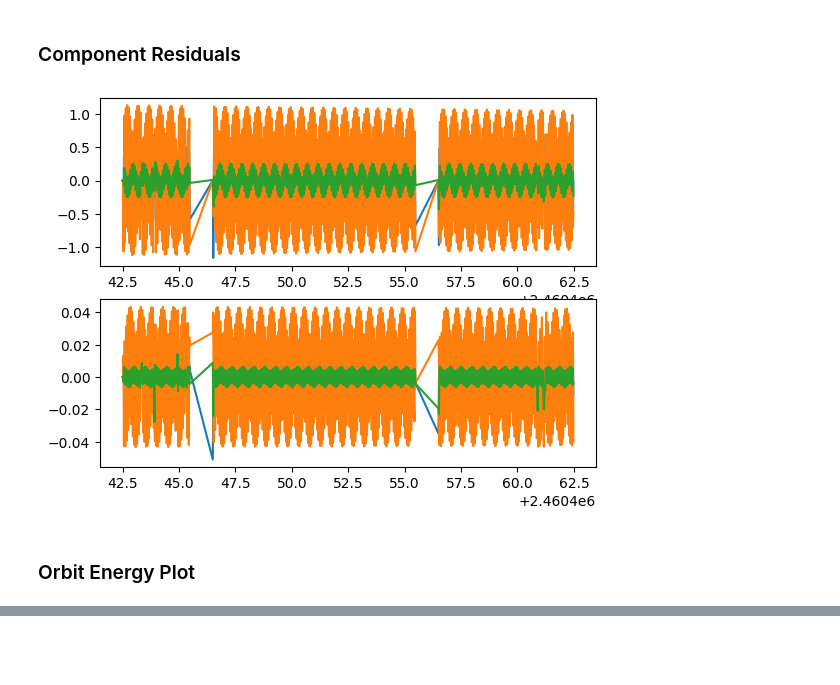
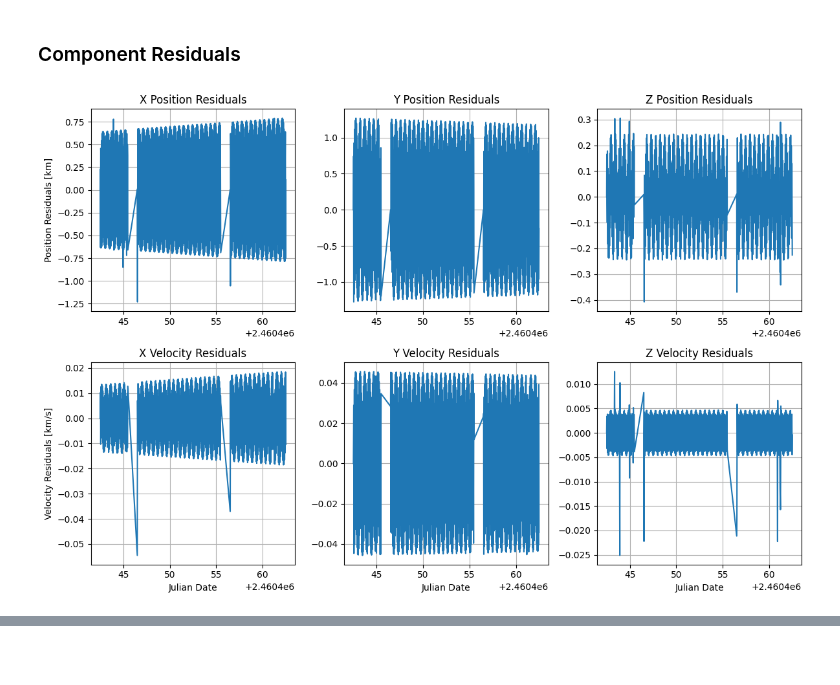
Before and after one commit to josephtule/perceptive-space-interview, a Jupyter notebook: main.ipynb, the cells around one changed output, grey strips where cells are left out. Saved outputs shown, nothing was run; the diff lists cells and outputs as text; code cells hidden in the pictures.

```diff
--- a/main.ipynb
+++ b/main.ipynb
@@ -203,11 +216,41 @@ plt.show()
 # %% [markdown]
 ### Component Residuals
-# %%
-fig, axes = plt.subplots(nrows=2, ncols=1)
-axes[0].plot(JD, (x_est[0:3,:] - sat['r_j2000'][:,:]).T)
-axes[1].plot(JD, (x_est[3:6,:] - sat['v_j2000'][:,:]).T)
-plt.show()
-# %% [output]
-[figure, removed]
-# %% [markdown]
-### Orbit Energy Plot
+# %%
+fig, axes = plt.subplots(nrows=2, ncols=3, figsize=(12, 8))
+
+# First row (position residuals for each axis)
+axes[0, 0].plot(JD, (x_est[0, :] - sat['r_j2000'][0, :]))
+axes[0, 0].set_title('X Position Residuals')
+axes[0, 0].set_ylabel("Position Residuals [km]")
+axes[0, 0].grid()
+
+axes[0, 1].plot(JD, (x_est[1, :] - sat['r_j2000'][1, :]))
+axes[0, 1].set_title('Y Position Residuals')
+axes[0, 1].grid()
+
+axes[0, 2].plot(JD, (x_est[2, :] - sat['r_j2000'][2, :]))
+axes[0, 2].set_title('Z Position Residuals')
+axes[0, 2].grid()
+
+# Second row (velocity residuals for each axis)
+axes[1, 0].plot(JD, (x_est[3, :] - sat['v_j2000'][0, :]))
+axes[1, 0].set_title('X Velocity Residuals')
+axes[1, 0].set_ylabel("Velocity Residuals [km/s]")
+axes[1, 0].grid()
+
+axes[1, 1].plot(JD, (x_est[4, :] - sat['v_j2000'][1, :]))
+axes[1, 1].set_title('Y Velocity Residuals')
+axes[1, 1].grid()
+
+axes[1, 2].plot(JD, (x_est[5, :] - sat['v_j2000'][2, :]))
+axes[1, 2].set_title('Z Velocity Residuals')
+axes[1, 2].grid()
+
+# Set a common xlabel for the bottom row
+for ax in axes[1, :]:
+    ax.set_xlabel("Julian Date")
+
+plt.tight_layout()
+plt.show()
+# %% [output]
+[figure, added]
```
Also changed, not shown: parts of 25 cells of this notebook, 6 other files.
